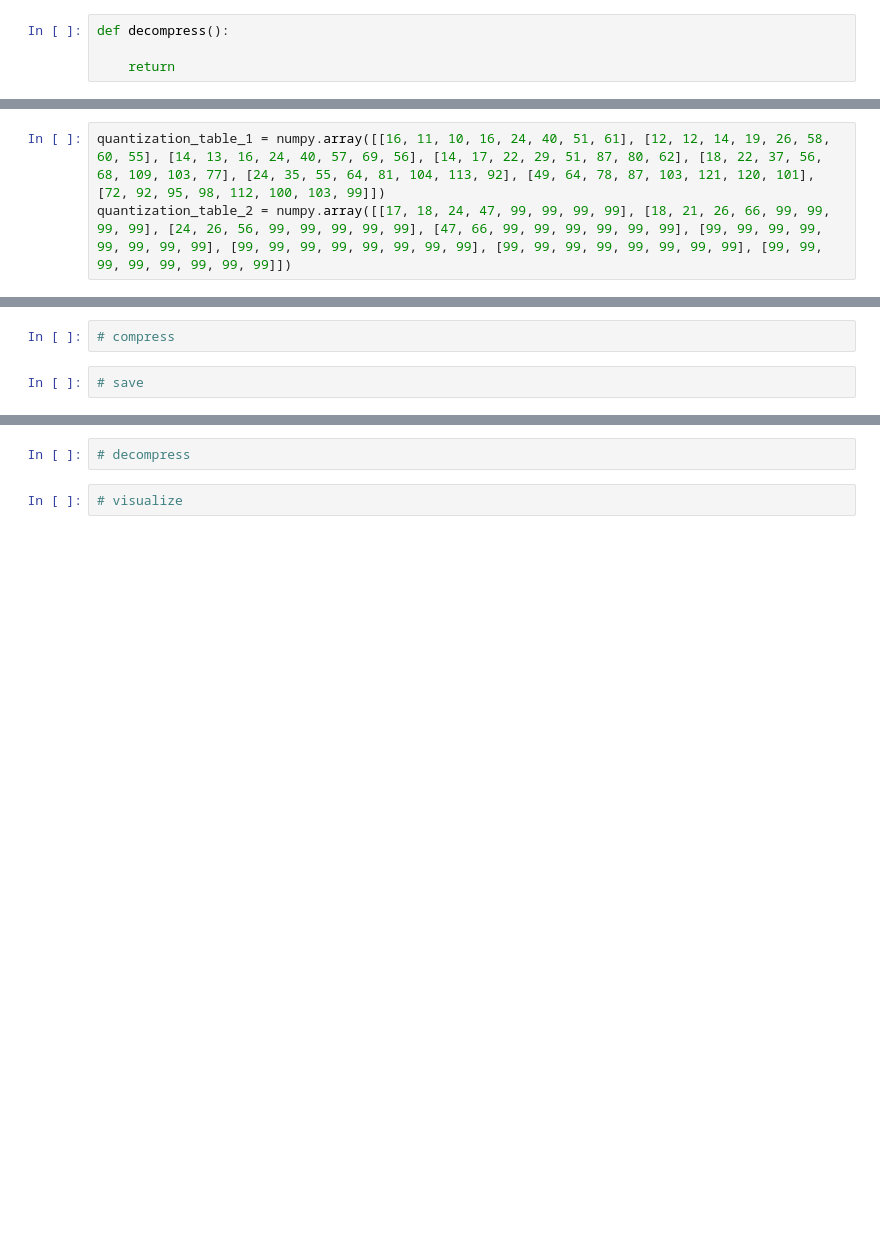
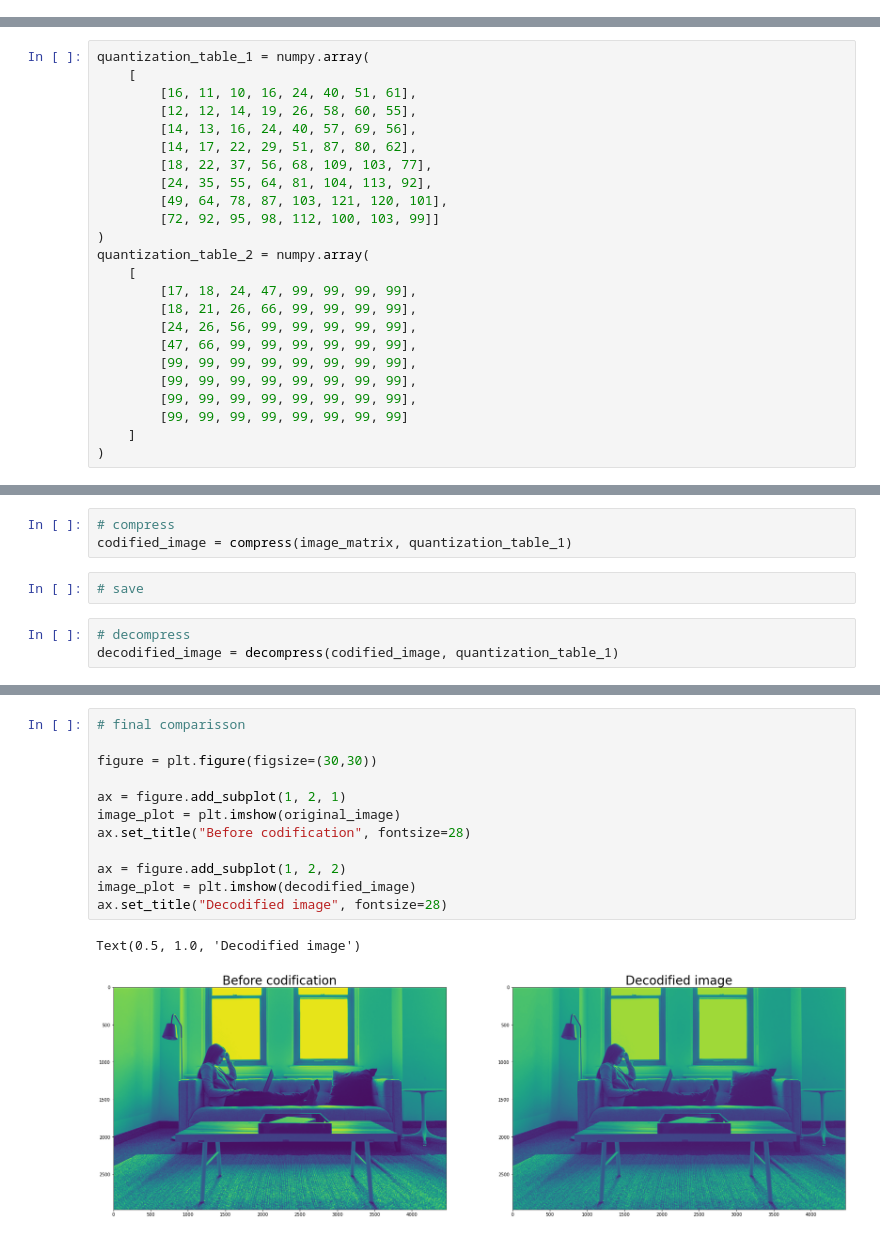
Before and after one commit to lgstvo/tp1-ICV, a Jupyter notebook: image_compressor.ipynb, the cells around one changed output, grey strips where cells are left out. Saved outputs shown, nothing was run; the diff lists cells and outputs as text; blank space fills up the shorter version.

Commit message:
Organization of compression and decompression functions #1

```diff
--- a/image_compressor.ipynb
+++ b/image_compressor.ipynb
@@ -24,6 +20,2 @@ def compress():
-# %%
-def decompress():
-
-    return
 # %%
 def psnr(matrix_i, matrix_k):
@@ -100,3 +124,24 @@ def remove_padding(image_matrix):
 # %%
-quantization_table_1 = numpy.array([[16, 11, 10, 16, 24, 40, 51, 61], [12, 12, 14, 19, 26, 58, 60, 55], [14, 13, 16, 24, 40, 57, 69, 56], [14, 17, 22, 29, 51, 87, 80, 62], [18, 22, 37, 56, 68, 109, 103, 77], [24, 35, 55, 64, 81, 104, 113, 92], [49, 64, 78, 87, 103, 121, 120, 101], [72, 92, 95, 98, 112, 100, 103, 99]])
-quantization_table_2 = numpy.array([[17, 18, 24, 47, 99, 99, 99, 99], [18, 21, 26, 66, 99, 99, 99, 99], [24, 26, 56, 99, 99, 99, 99, 99], [47, 66, 99, 99, 99, 99, 99, 99], [99, 99, 99, 99, 99, 99, 99, 99], [99, 99, 99, 99, 99, 99, 99, 99], [99, 99, 99, 99, 99, 99, 99, 99], [99, 99, 99, 99, 99, 99, 99, 99]])
+quantization_table_1 = numpy.array(
+    [
+        [16, 11, 10, 16, 24, 40, 51, 61],
+        [12, 12, 14, 19, 26, 58, 60, 55],
+        [14, 13, 16, 24, 40, 57, 69, 56],
+        [14, 17, 22, 29, 51, 87, 80, 62],
+        [18, 22, 37, 56, 68, 109, 103, 77],
+        [24, 35, 55, 64, 81, 104, 113, 92],
+        [49, 64, 78, 87, 103, 121, 120, 101],
+        [72, 92, 95, 98, 112, 100, 103, 99]]
+)
+quantization_table_2 = numpy.array(
+    [
+        [17, 18, 24, 47, 99, 99, 99, 99],
+        [18, 21, 26, 66, 99, 99, 99, 99],
+        [24, 26, 56, 99, 99, 99, 99, 99],
+        [47, 66, 99, 99, 99, 99, 99, 99],
+        [99, 99, 99, 99, 99, 99, 99, 99],
+        [99, 99, 99, 99, 99, 99, 99, 99],
+        [99, 99, 99, 99, 99, 99, 99, 99],
+        [99, 99, 99, 99, 99, 99, 99, 99]
+    ]
+)
@@ -166,6 +176,10 @@ True
 # %%
 # compress
+codified_image = compress(image_matrix, quantization_table_1)
 # %%
 # save
+# %%
+# decompress
+decodified_image = decompress(codified_image, quantization_table_1)
 # %%
 # visualize
@@ -172,6 +189,17 @@ True
-# %%
-# decompress
-# %%
-# visualize
+# %%
+# final comparisson
+
+figure = plt.figure(figsize=(30,30))
+
+ax = figure.add_subplot(1, 2, 1)
+image_plot = plt.imshow(original_image)
+ax.set_title("Before codification", fontsize=28)
+
+ax = figure.add_subplot(1, 2, 2)
+image_plot = plt.imshow(decodified_image)
+ax.set_title("Decodified image", fontsize=28)
+# %% [output]
+Text(0.5, 1.0, 'Decodified image')
+[figure, added]
 # %%
 # psnr and compress rate
```
Also changed, not shown: parts of 19 cells of this notebook.
